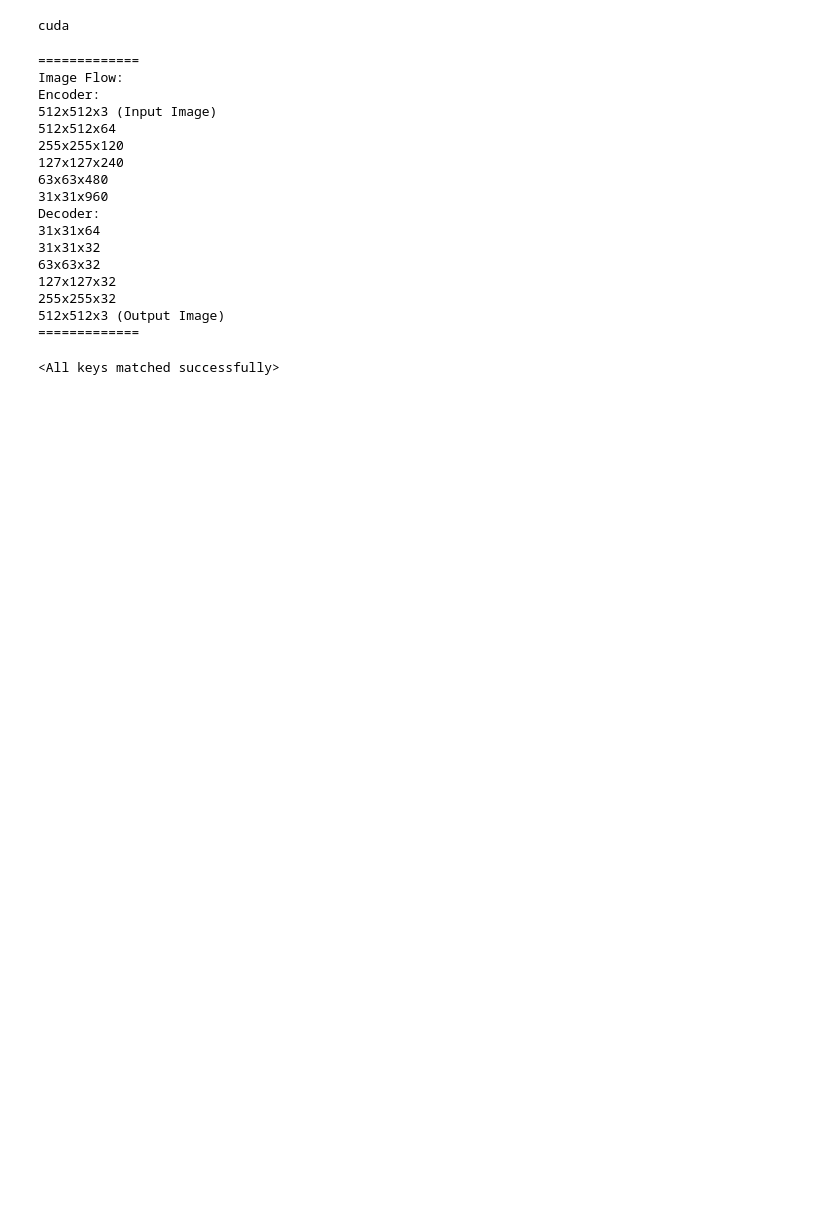
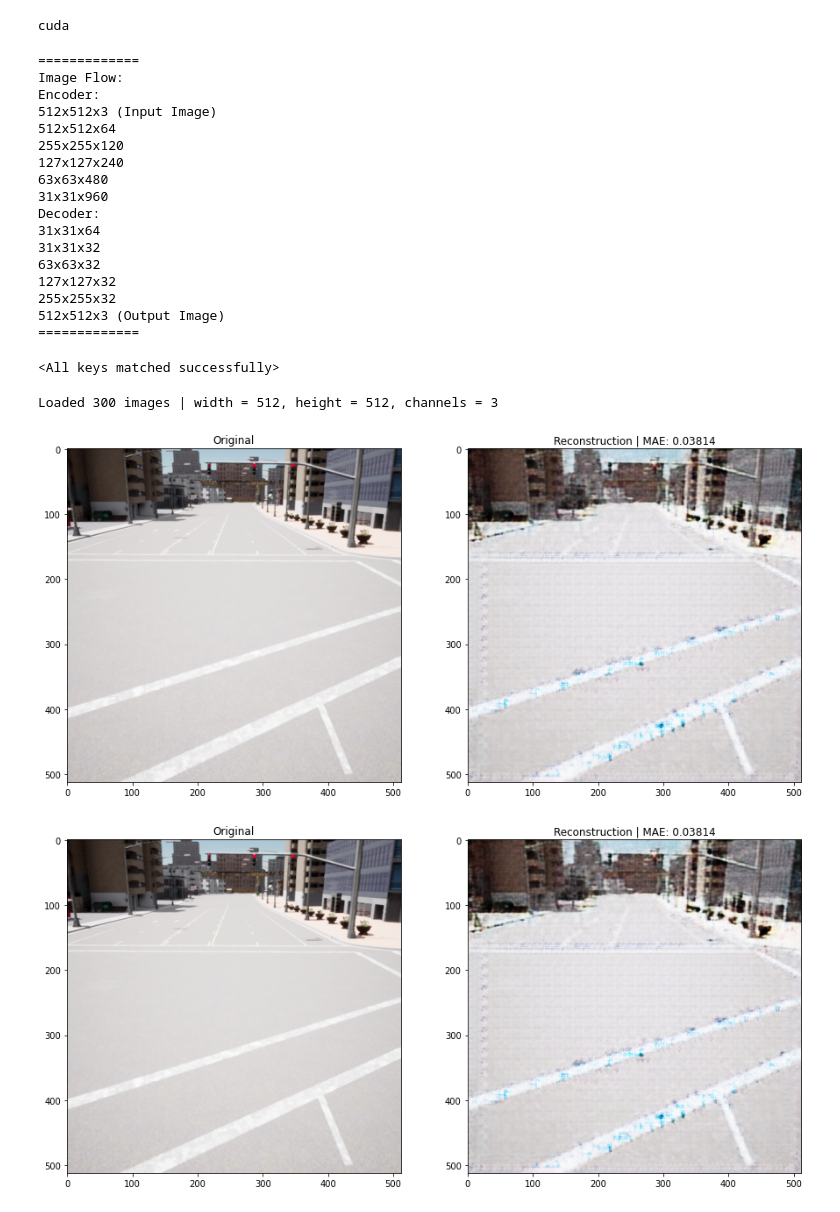
Before and after one commit to MoritzNekolla/Anomaly, a Jupyter notebook: Eval_AE.ipynb, the cells around one changed output. Saved outputs shown, nothing was run; the diff lists cells and outputs as text; code cells hidden in the pictures; blank space fills up the shorter version.

```diff
--- a/Eval_AE.ipynb
+++ b/Eval_AE.ipynb
@@ -257,3 +257,40 @@ video = sampler.create_model_video(model, device)
 # kk = cv2.imread("test.png")
 # image_rgb = cv2.cvtColor(kk, cv2.COLOR_BGR2RGB)
 # cv2.imwrite("test.png", image_rgb)
+# %%
+test_data = Sampler.load_Images("/disk/vanishing_data/is789/anomaly_samples/Samples_2022-07-12_10:44:49/").astype("float32") / 255
+# %% [output]
+Loaded 300 images | width = 512, height = 512, channels = 3
+# %%
+import random
+
+def make_prediction(dataSet, index):
+    model.eval()
+    with torch.no_grad():
+        imgs = torch.as_tensor(np.array([dataSet[index]]))
+        imgs = np.transpose(imgs, (0,3,2,1))
+        imgs = imgs.to(device)
+    #         img = np.transpose(imgs[0].cpu().numpy(), [1,2,0])
+        true_img = imgs[0].cpu().numpy()
+        true_img = np.transpose(true_img, (2,1,0))
+
+        out = model(imgs)
+    #         outimg = np.transpose(out[0].cpu().numpy(), [1,2,0])
+        out = out[0].cpu().numpy()
+        out = np.transpose(out, (2,1,0))
+        errorMatrix = np.absolute(true_img - out)
+        errorAvg = np.sum(errorMatrix) / (errorMatrix.shape[0] * errorMatrix.shape[1] * errorMatrix.shape[2])
+        errorAvg = int(errorAvg * 100000)/ 100000.0
+
+        #plotting
+        fig, (ax1, ax2) = plt.subplots(1, 2, figsize=(15,15))
+        ax1.set_title("Original")
+        ax1.imshow(true_img)
+        ax2.set_title(f"Reconstruction | MAE: {errorAvg}")
+        ax2.imshow(out)
+        return fig
+
+make_prediction(test_data, 0)
+# %% [output]
+[figure, added]
+[figure, added]
```
Also changed, not shown: 1 other file.
